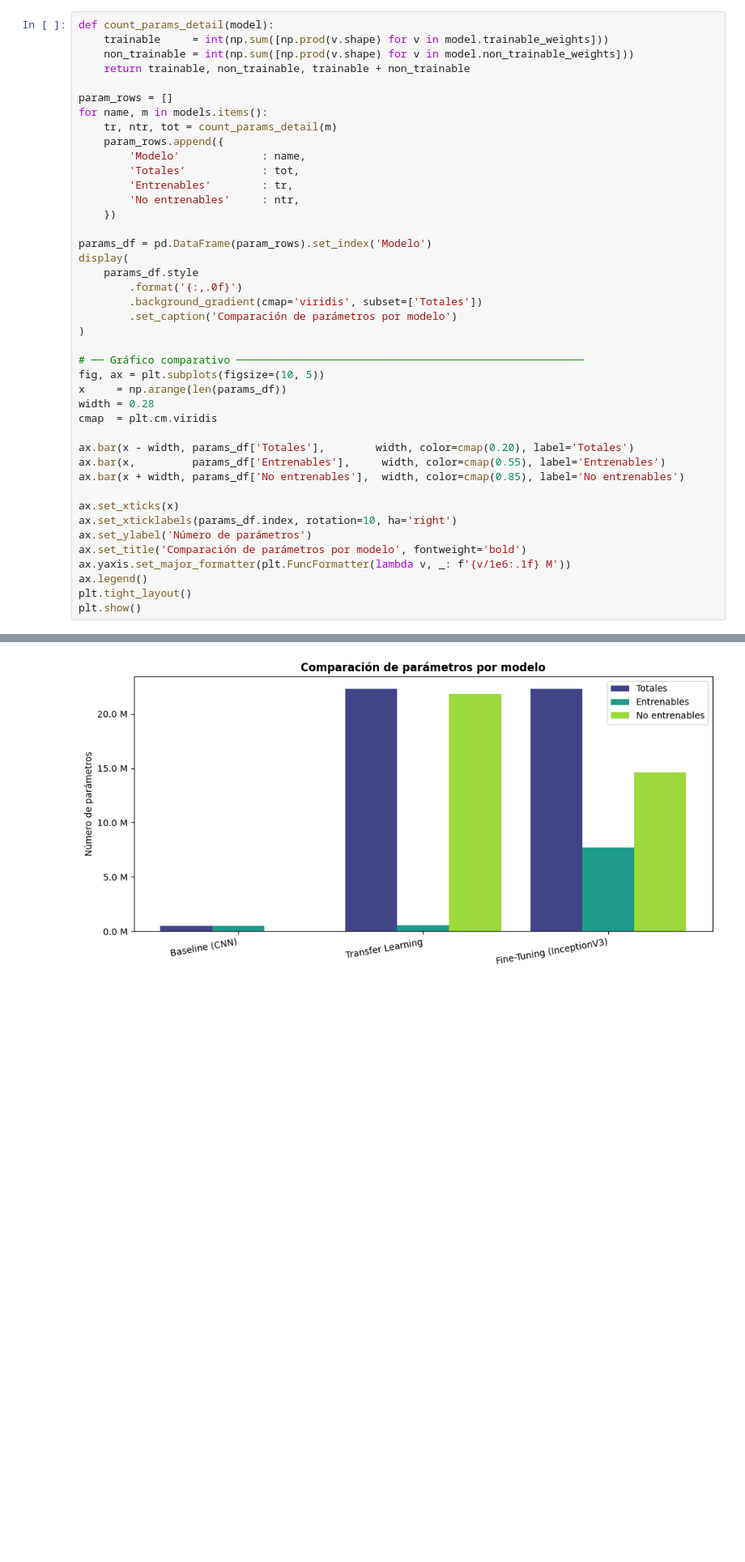
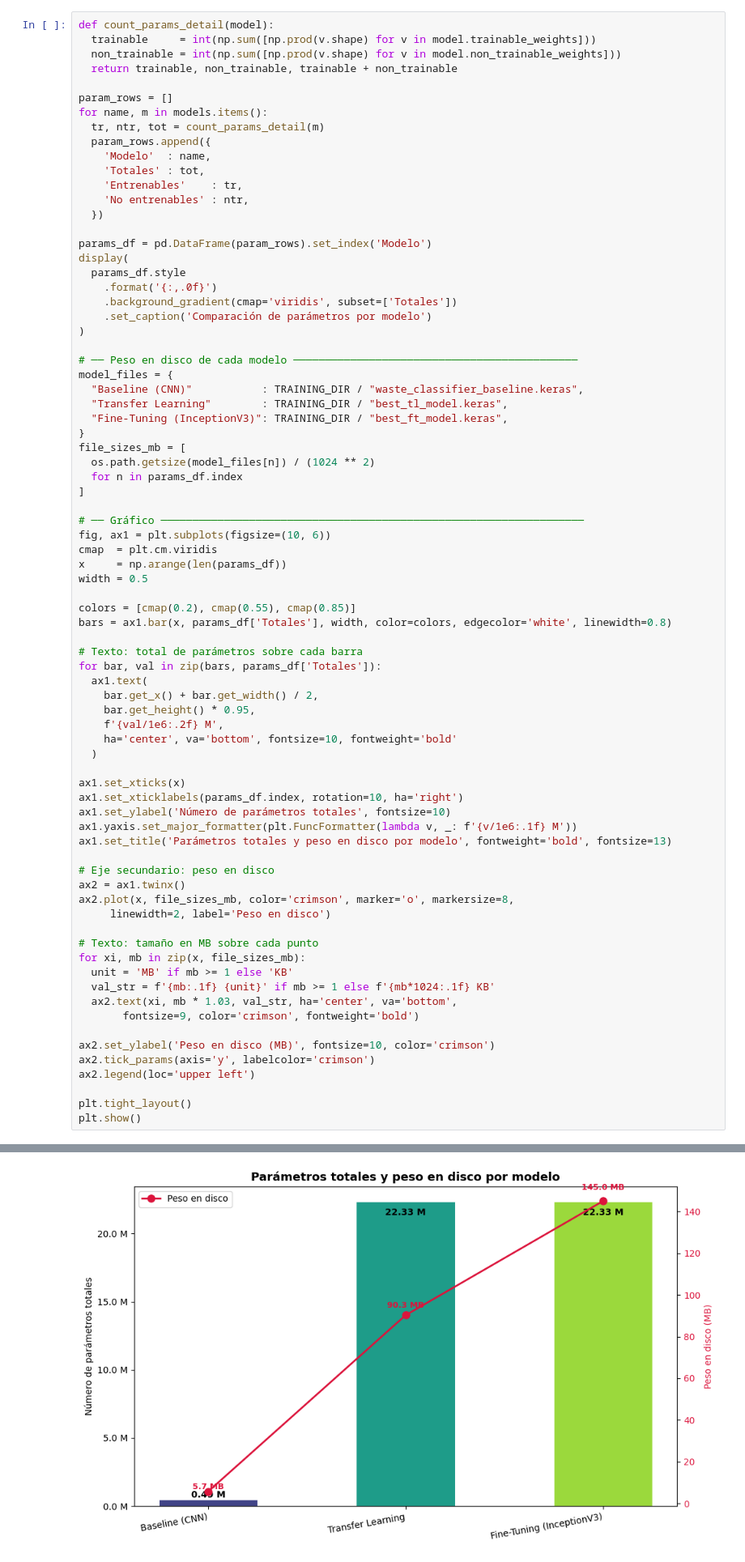
Before and after one commit to Klealp/Metodologias_Agiles_ML, a Jupyter notebook: scripts/evaluation/Evaluacion_Modelo.ipynb, the cells around one changed output, grey strips where cells are left out. Shown at 81% size. Saved outputs shown, nothing was run; the diff lists cells and outputs as text; blank space fills up the shorter version.

Commit message:
Mejor modelo para producción
Entrenamiento modelo fine-tuning con mayor cantidad de datos

```diff
--- a/scripts/evaluation/Evaluacion_Modelo.ipynb
+++ b/scripts/evaluation/Evaluacion_Modelo.ipynb
@@ -217,53 +197,88 @@ Pipeline de prueba 299×299 creado.
 # %%
 def count_params_detail(model):
-    trainable     = int(np.sum([np.prod(v.shape) for v in model.trainable_weights]))
-    non_trainable = int(np.sum([np.prod(v.shape) for v in model.non_trainable_weights]))
-    return trainable, non_trainable, trainable + non_trainable
+  trainable     = int(np.sum([np.prod(v.shape) for v in model.trainable_weights]))
+  non_trainable = int(np.sum([np.prod(v.shape) for v in model.non_trainable_weights]))
+  return trainable, non_trainable, trainable + non_trainable
 
 param_rows = []
 for name, m in models.items():
-    tr, ntr, tot = count_params_detail(m)
-    param_rows.append({
-        'Modelo'             : name,
-        'Totales'            : tot,
-        'Entrenables'        : tr,
-        'No entrenables'     : ntr,
-    })
+  tr, ntr, tot = count_params_detail(m)
+  param_rows.append({
+    'Modelo'  : name,
+    'Totales' : tot,
+    'Entrenables'    : tr,
+    'No entrenables' : ntr,
+  })
 
 params_df = pd.DataFrame(param_rows).set_index('Modelo')
 display(
-    params_df.style
-        .format('{:,.0f}')
-        .background_gradient(cmap='viridis', subset=['Totales'])
-        .set_caption('Comparación de parámetros por modelo')
+  params_df.style
+    .format('{:,.0f}')
+    .background_gradient(cmap='viridis', subset=['Totales'])
+    .set_caption('Comparación de parámetros por modelo')
 )
 
-# ── Gráfico comparativo ───────────────────────────────────────────────────────
-fig, ax = plt.subplots(figsize=(10, 5))
+# ── Peso en disco de cada modelo ─────────────────────────────────────────────
+model_files = {
+  "Baseline (CNN)"           : TRAINING_DIR / "waste_classifier_baseline.keras",
+  "Transfer Learning"        : TRAINING_DIR / "best_tl_model.keras",
+  "Fine-Tuning (InceptionV3)": TRAINING_DIR / "best_ft_model.keras",
+}
+file_sizes_mb = [
+  os.path.getsize(model_files[n]) / (1024 ** 2)
+  for n in params_df.index
+]
+
+# ── Gráfico ───────────────────────────────────────────────────────────────────
+fig, ax1 = plt.subplots(figsize=(10, 6))
+cmap  = plt.cm.viridis
 x     = np.arange(len(params_df))
-width = 0.28
-cmap  = plt.cm.viridis
+width = 0.5
 
-ax.bar(x - width, params_df['Totales'],        width, color=cmap(0.20), label='Totales')
-ax.bar(x,         params_df['Entrenables'],     width, color=cmap(0.55), label='Entrenables')
-ax.bar(x + width, params_df['No entrenables'],  width, color=cmap(0.85), label='No entrenables')
+colors = [cmap(0.2), cmap(0.55), cmap(0.85)]
+bars = ax1.bar(x, params_df['Totales'], width, color=colors, edgecolor='white', linewidth=0.8)
 
-ax.set_xticks(x)
-ax.set_xticklabels(params_df.index, rotation=10, ha='right')
-ax.set_ylabel('Número de parámetros')
-ax.set_title('Comparación de parámetros por modelo', fontweight='bold')
-ax.yaxis.set_major_formatter(plt.FuncFormatter(lambda v, _: f'{v/1e6:.1f} M'))
-ax.legend()
+# Texto: total de parámetros sobre cada barra
+for bar, val in zip(bars, params_df['Totales']):
+  ax1.text(
+    bar.get_x() + bar.get_width() / 2,
+    bar.get_height() * 0.95,
+    f'{val/1e6:.2f} M',
+    ha='center', va='bottom', fontsize=10, fontweight='bold'
+  )
+
+ax1.set_xticks(x)
+ax1.set_xticklabels(params_df.index, rotation=10, ha='right')
+ax1.set_ylabel('Número de parámetros totales', fontsize=10)
+ax1.yaxis.set_major_formatter(plt.FuncFormatter(lambda v, _: f'{v/1e6:.1f} M'))
+ax1.set_title('Parámetros totales y peso en disco por modelo', fontweight='bold', fontsize=13)
+
+# Eje secundario: peso en disco
+ax2 = ax1.twinx()
+ax2.plot(x, file_sizes_mb, color='crimson', marker='o', markersize=8,
+     linewidth=2, label='Peso en disco')
+
+# Texto: tamaño en MB sobre cada punto
+for xi, mb in zip(x, file_sizes_mb):
+  unit = 'MB' if mb >= 1 else 'KB'
+  val_str = f'{mb:.1f} {unit}' if mb >= 1 else f'{mb*1024:.1f} KB'
+  ax2.text(xi, mb * 1.03, val_str, ha='center', va='bottom',
+       fontsize=9, color='crimson', fontweight='bold')
+
+ax2.set_ylabel('Peso en disco (MB)', fontsize=10, color='crimson')
+ax2.tick_params(axis='y', labelcolor='crimson')
+ax2.legend(loc='upper left')
+
 plt.tight_layout()
 plt.show()
 # %% [output]
 Comparación de parámetros por modelo
 |  | Totales | Entrenables | No entrenables |
 | Modelo |  |  |  |
 | Baseline (CNN) | 488,489 | 487,593 | 896 |
 | Transfer Learning | 22,330,665 | 527,369 | 21,803,296 |
 | Fine-Tuning (InceptionV3) | 22,330,665 | 7,700,681 | 14,629,984 |
-[figure, old version]
+[figure, new version]
 # %% [markdown]
 ## 3.2 Métricas en el conjunto de prueba
 # %%
```
Also changed, not shown: parts of 11 cells of this notebook, 1 other file.
